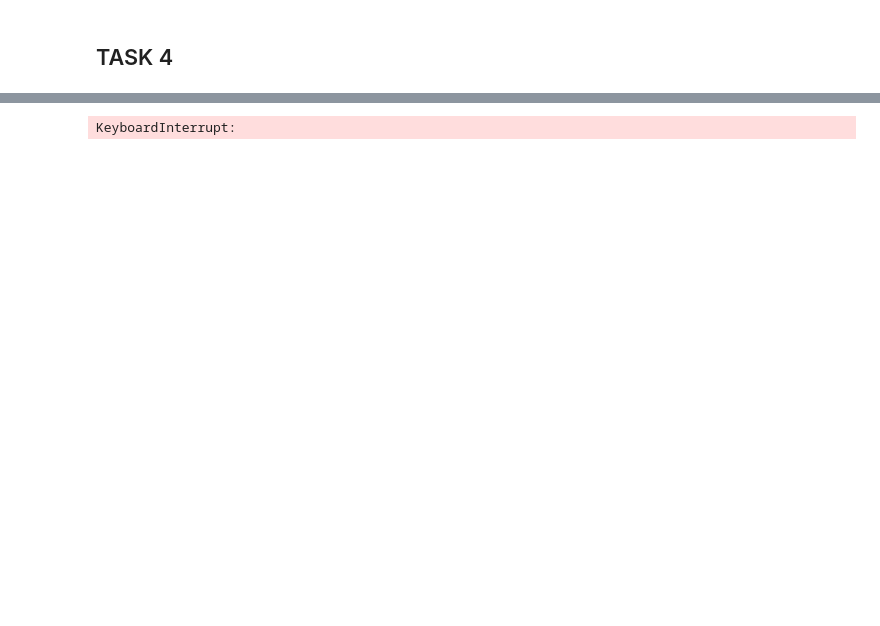
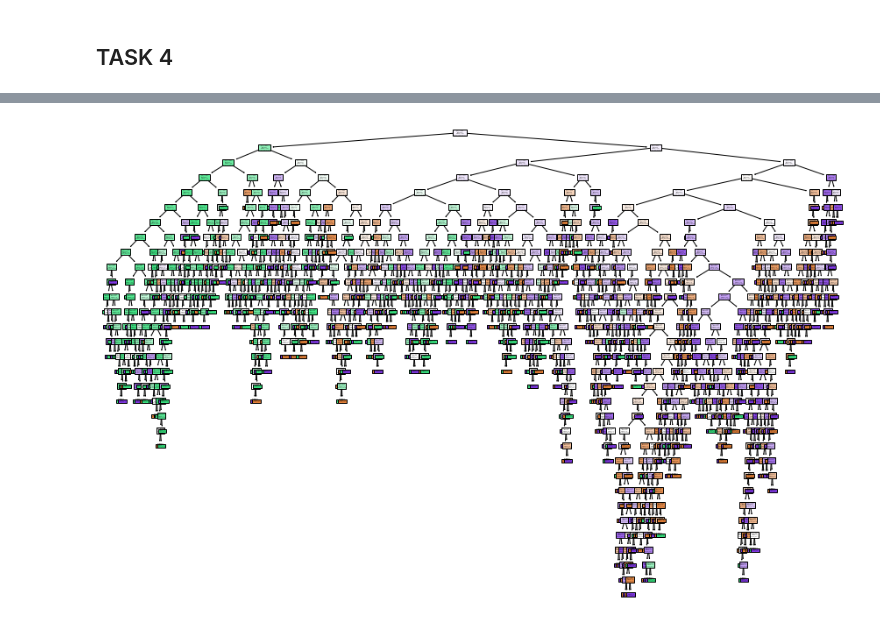
Before and after one commit to TeemaHover/Abalone, a Jupyter notebook: Task4.ipynb, the cells around one changed output, grey strips where cells are left out. Cells and saved outputs as stored; diff of their text form; code cells hidden in the pictures; blank space fills up the shorter version.

```diff
--- a/Task4.ipynb
+++ b/Task4.ipynb
@@ -387,20 +258,19 @@ ValueError: y has only 1 sample in class 1, covariance is ill defined.
 # %%
-#Decision Tree
 from sklearn.tree import plot_tree
 import matplotlib.pyplot as plt
 from sklearn.tree import DecisionTreeClassifier
 
-DTC = DecisionTreeClassifier()
-DTC.fit(X_train_scaled, Y_train)
+dtc = DecisionTreeClassifier()
+dtc.fit(X_train_scaled, Y_train)
 
-yp_DTC = DTC.predict(X_test)
+yp_DTC = dtc.predict(X_test)
 
 
 plt.figure(figsize=(15, 10))
-plot_tree(model, filled=True)
+plot_tree(dtc, filled=True)
 plt.show()
 # %% [output]
-KeyboardInterrupt:
+[figure, added]
 # %%
 accuracy = accuracy_score(Y_test, yp_DTC)
 print("Accuracy:", accuracy)
```
Also changed, not shown: parts of 35 cells of this notebook, 1 other file.
